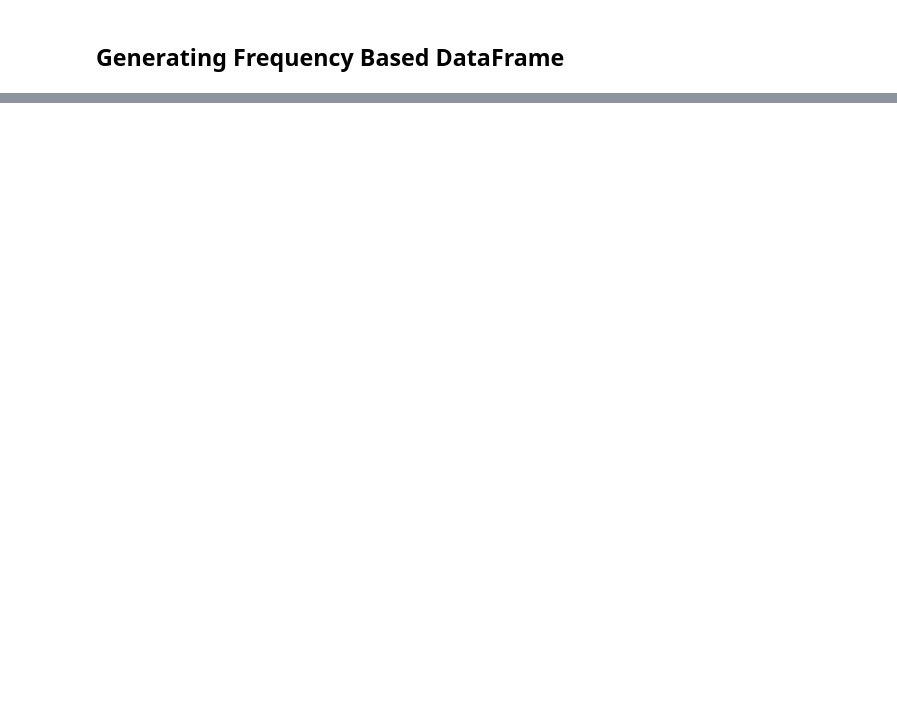
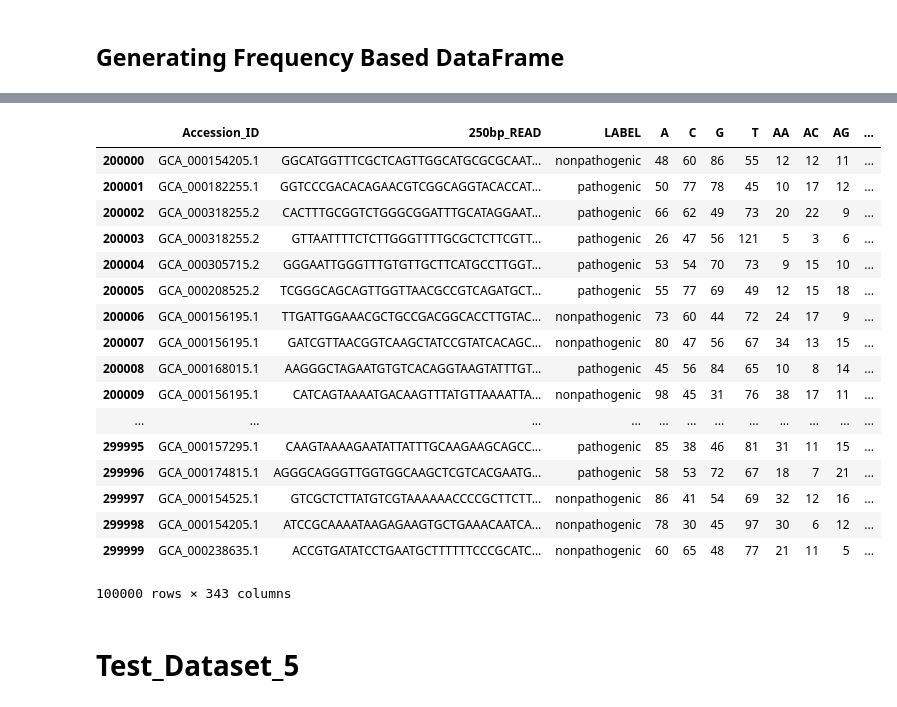
Before and after one commit to harshitjaitly/Pathogenicity-Prediction, a Jupyter notebook: Building Frequency Index.ipynb, the cells around one changed output, grey strips where cells are left out. Cells and saved outputs as stored; diff of their text form; code cells hidden in the pictures; blank space fills up the shorter version.

```diff
--- a/Building Frequency Index.ipynb
+++ b/Building Frequency Index.ipynb
@@ -164,0 +248,7 @@ df.groupby(["Accession_ID"]).mean()
+# %%
+import time
+test_dataset_4 = data[200000:300000]
+tic = time.time()
+build_frequency_dataframe(test_dataset_4,[1,2,3,4])
+toc = time.time()
+print(toc-tic)
@@ -164,0 +264,23 @@ df.groupby(["Accession_ID"]).mean()
+# %%
+test_dataset_4
+# %% [output]
+|  | Accession_ID | 250bp_READ | LABEL | A | C | G | T | AA | AC | AG | ... |
+| 200000 | GCA_000154205.1 | GGCATGGTTTCGCTCAGTTGGCATGCGCGCAAT... | nonpathogenic | 48 | 60 | 86 | 55 | 12 | 12 | 11 | ... |
+| 200001 | GCA_000182255.1 | GGTCCCGACACAGAACGTCGGCAGGTACACCAT... | pathogenic | 50 | 77 | 78 | 45 | 10 | 17 | 12 | ... |
+| 200002 | GCA_000318255.2 | CACTTTGCGGTCTGGGCGGATTTGCATAGGAAT... | pathogenic | 66 | 62 | 49 | 73 | 20 | 22 | 9 | ... |
+| 200003 | GCA_000318255.2 | GTTAATTTTCTCTTGGGTTTTGCGCTCTTCGTT... | pathogenic | 26 | 47 | 56 | 121 | 5 | 3 | 6 | ... |
+| 200004 | GCA_000305715.2 | GGGAATTGGGTTTGTGTTGCTTCATGCCTTGGT... | pathogenic | 53 | 54 | 70 | 73 | 9 | 15 | 10 | ... |
+| 200005 | GCA_000208525.2 | TCGGGCAGCAGTTGGTTAACGCCGTCAGATGCT... | pathogenic | 55 | 77 | 69 | 49 | 12 | 15 | 18 | ... |
+| 200006 | GCA_000156195.1 | TTGATTGGAAACGCTGCCGACGGCACCTTGTAC... | nonpathogenic | 73 | 60 | 44 | 72 | 24 | 17 | 9 | ... |
+| 200007 | GCA_000156195.1 | GATCGTTAACGGTCAAGCTATCCGTATCACAGC... | nonpathogenic | 80 | 47 | 56 | 67 | 34 | 13 | 15 | ... |
+| 200008 | GCA_000168015.1 | AAGGGCTAGAATGTGTCACAGGTAAGTATTTGT... | pathogenic | 45 | 56 | 84 | 65 | 10 | 8 | 14 | ... |
+| 200009 | GCA_000156195.1 | CATCAGTAAAATGACAAGTTTATGTTAAAATTA... | nonpathogenic | 98 | 45 | 31 | 76 | 38 | 17 | 11 | ... |
+| ... | ... | ... | ... | ... | ... | ... | ... | ... | ... | ... | ... |
+| 299995 | GCA_000157295.1 | CAAGTAAAAGAATATTATTTGCAAGAAGCAGCC... | pathogenic | 85 | 38 | 46 | 81 | 31 | 11 | 15 | ... |
+| 299996 | GCA_000174815.1 | AGGGCAGGGTTGGTGGCAAGCTCGTCACGAATG... | pathogenic | 58 | 53 | 72 | 67 | 18 | 7 | 21 | ... |
+| 299997 | GCA_000154525.1 | GTCGCTCTTATGTCGTAAAAAACCCCGCTTCTT... | nonpathogenic | 86 | 41 | 54 | 69 | 32 | 12 | 16 | ... |
+| 299998 | GCA_000154205.1 | ATCCGCAAAATAAGAGAAGTGCTGAAACAATCA... | nonpathogenic | 78 | 30 | 45 | 97 | 30 | 6 | 12 | ... |
+| 299999 | GCA_000238635.1 | ACCGTGATATCCTGAATGCTTTTTTCCCGCATC... | nonpathogenic | 60 | 65 | 48 | 77 | 21 | 11 | 5 | ... |
+100000 rows × 343 columns
+# %% [markdown]
+# Test_Dataset_5
```
Also changed, not shown: parts of 37 cells of this notebook.
